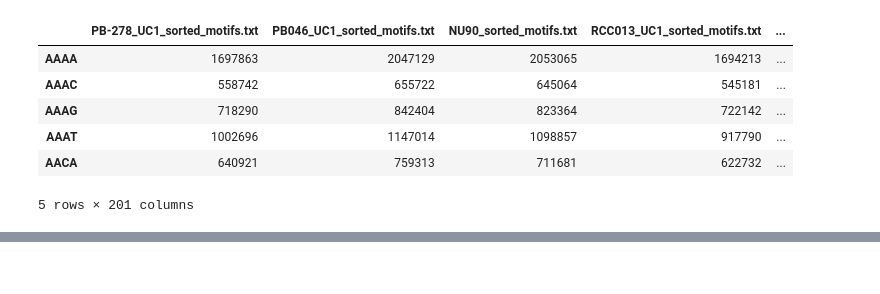
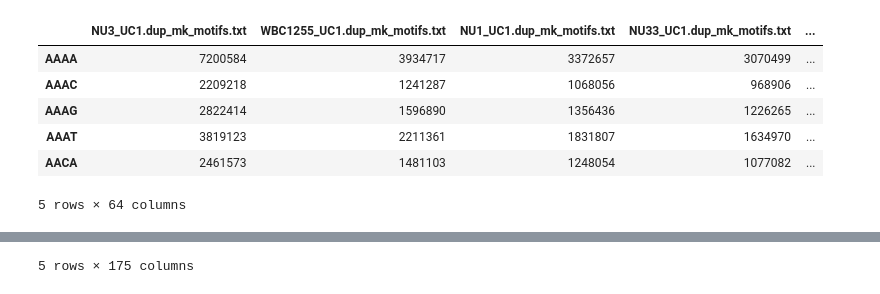
Before and after one commit to Irfanwustl/ResearchCode2_in_transition, a Jupyter notebook: Tissue_of_origin/combine_endmotif_results.ipynb, the cells around one changed output, grey strips where cells are left out. Saved outputs shown, nothing was run; the diff lists cells and outputs as text; code cells hidden in the pictures.

Commit message:
all end motif

```diff
--- a/Tissue_of_origin/combine_endmotif_results.ipynb
+++ b/Tissue_of_origin/combine_endmotif_results.ipynb
@@ -1,25 +1,28 @@
 # %%
 import pandas as pd
 # %%
-f1 = '/Users/irf3irf3/Desktop/offline_workspace/data/tissue_of_origin/ArptRest_5_Samples_motifs_4.txt'
-f2 = '/Users/irf3irf3/Desktop/offline_workspace/data/tissue_of_origin/EndMotif_frequency_withoutRest5.txt'
+f1 = '/Users/irf3irf3/Desktop/offline_workspace/data/tissue_of_origin/Not Normalized/ArptRest_5_Samples_motifs_4.txt'
+f2 = '/Users/irf3irf3/Desktop/offline_workspace/data/tissue_of_origin/Not Normalized/BWA_output_Arpit_motifs_4.txt'
+f3 = '/Users/irf3irf3/Desktop/offline_workspace/data/tissue_of_origin/Not Normalized/Arpit_WGS_batch2_sorted_motifs_4.txt'
 
 df1 = pd.read_csv(f1,sep ='\t',index_col = 0)
 df2 = pd.read_csv(f2, sep = '\t', index_col = 0)
+df3 = pd.read_csv(f3, sep = '\t', index_col = 0)
 
 display(df1.head())
 display (df2.head())
+display (df3.head())
 # %% [output]
 |  | dedup_Aligned_WBC1116_UC1_motifs.txt | dedup_Aligned_WBC1207_UC1_motifs.txt | dedup_Aligned_WBC1135_UC1_motifs.txt | dedup_Aligned_WBC1198_UC1_motifs.txt | ... |
 | AAAA | 1363822 | 1649522 | 1477007 | 1699021 | ... |
 | AAAC | 442016 | 492222 | 505023 | 516155 | ... |
 | AAAG | 554817 | 629741 | 641695 | 672116 | ... |
 | AAAT | 739560 | 808725 | 801612 | 888519 | ... |
 | AACA | 488506 | 547214 | 567452 | 562754 | ... |
-|  | PB-278_UC1_sorted_motifs.txt | PB046_UC1_sorted_motifs.txt | NU90_sorted_motifs.txt | RCC013_UC1_sorted_motifs.txt | ... |
-| AAAA | 1697863 | 2047129 | 2053065 | 1694213 | ... |
-| AAAC | 558742 | 655722 | 645064 | 545181 | ... |
-| AAAG | 718290 | 842404 | 823364 | 722142 | ... |
-| AAAT | 1002696 | 1147014 | 1098857 | 917790 | ... |
-| AACA | 640921 | 759313 | 711681 | 622732 | ... |
+|  | NU3_UC1.dup_mk_motifs.txt | WBC1255_UC1.dup_mk_motifs.txt | NU1_UC1.dup_mk_motifs.txt | NU33_UC1.dup_mk_motifs.txt | ... |
+| AAAA | 7200584 | 3934717 | 3372657 | 3070499 | ... |
+| AAAC | 2209218 | 1241287 | 1068056 | 968906 | ... |
+| AAAG | 2822414 | 1596890 | 1356436 | 1226265 | ... |
+| AAAT | 3819123 | 2211361 | 1831807 | 1634970 | ... |
+| AACA | 2461573 | 1481103 | 1248054 | 1077082 | ... |
-5 rows × 201 columns
+5 rows × 64 columns
@@ -26,2 +35,3 @@ display (df2.head())
+5 rows × 175 columns
 # %%
 df1.columns = df1.columns.str.replace('dedup_Aligned_', '')
```
Also changed, not shown: parts of 5 cells of this notebook, 1 other file.
